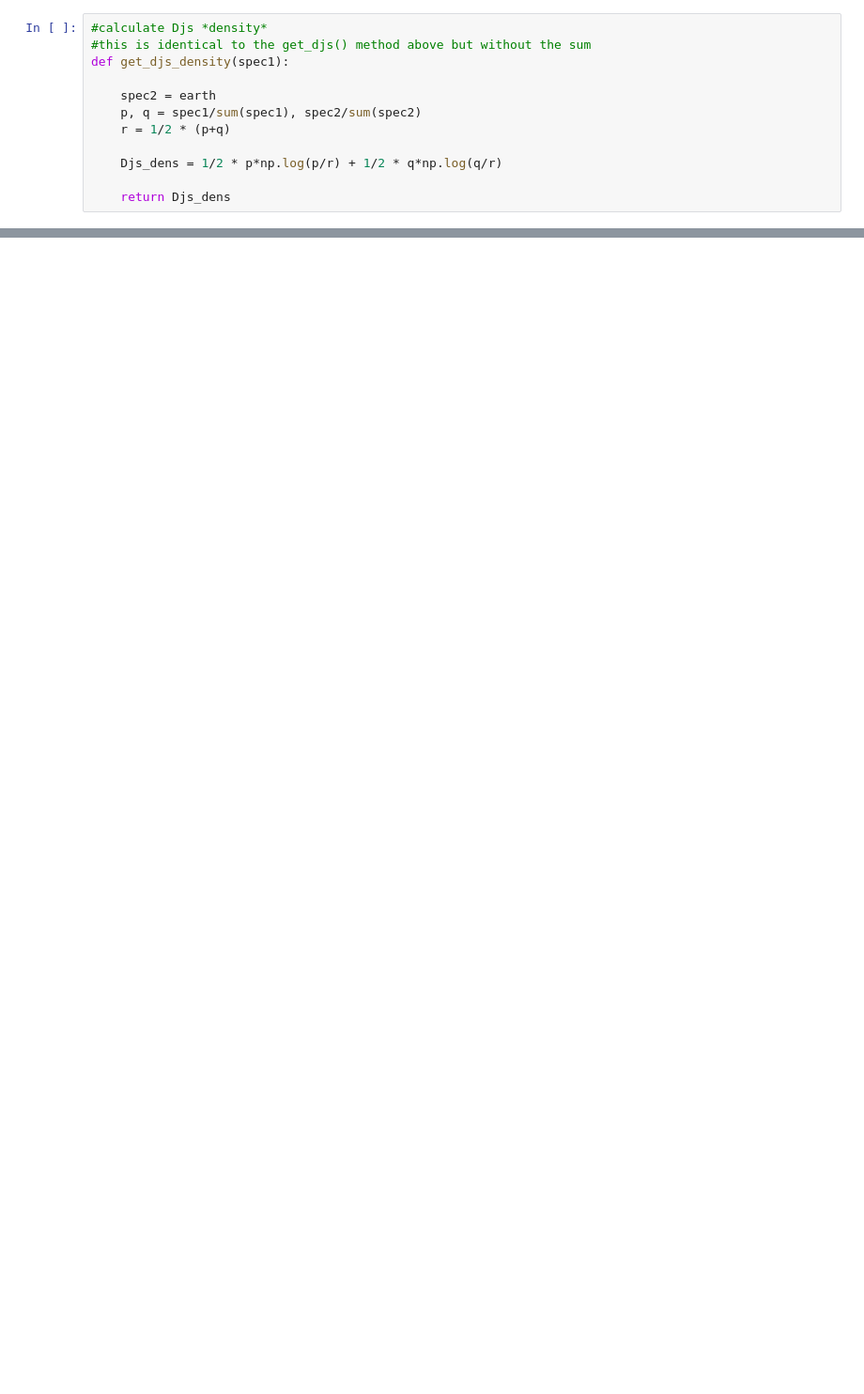
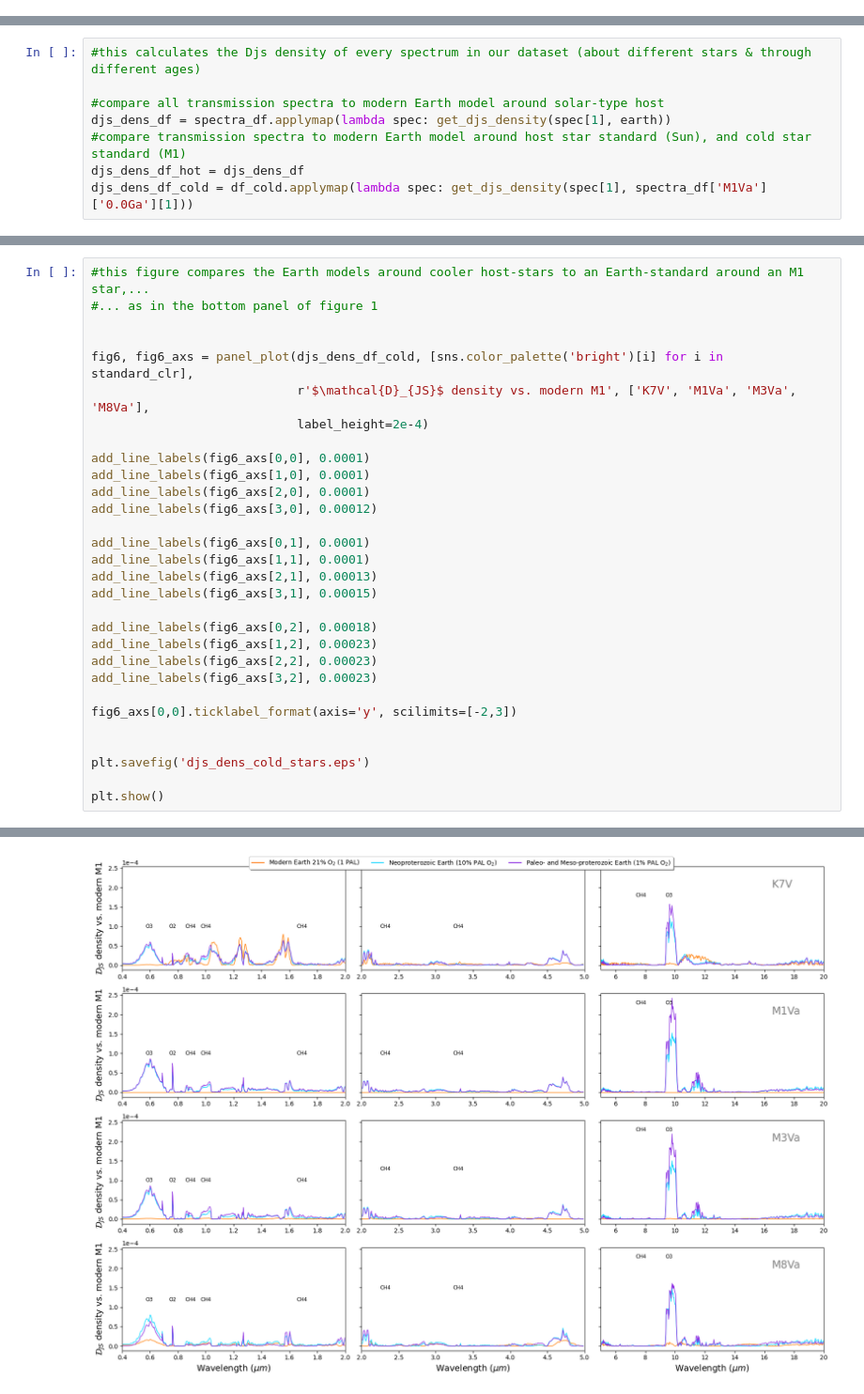
Before and after one commit to saracha413/betelgeuse, a Jupyter notebook: figures-l-iesm.ipynb, the cells around one changed output, grey strips where cells are left out. Shown at 94% size. Cells and saved outputs as stored; diff of their text form; blank space fills up the shorter version.

```diff
--- a/figures-l-iesm.ipynb
+++ b/figures-l-iesm.ipynb
@@ -246,12 +0,0 @@ plt.gcf().set_size_inches(10, 7)
-# %%
-#calculate Djs *density*
-#this is identical to the get_djs() method above but without the sum
-def get_djs_density(spec1):
-
-    spec2 = earth
-    p, q = spec1/sum(spec1), spec2/sum(spec2)
-    r = 1/2 * (p+q)
-
-    Djs_dens = 1/2 * p*np.log(p/r) + 1/2 * q*np.log(q/r)
-
-    return Djs_dens
@@ -418,0 +416,8 @@ axs[3,2].plot(waves[indices3[0]:indices3[1]], djs_dens_df['M8A']['3.9Ga'][indice
+# %%
+#this calculates the Djs density of every spectrum in our dataset (about different stars & through different ages)
+
+#compare all transmission spectra to modern Earth model around solar-type host
+djs_dens_df = spectra_df.applymap(lambda spec: get_djs_density(spec[1], earth))
+#compare transmission spectra to modern Earth model around host star standard (Sun), and cold star standard (M1)
+djs_dens_df_hot = djs_dens_df
+djs_dens_df_cold = df_cold.applymap(lambda spec: get_djs_density(spec[1], spectra_df['M1Va']['0.0Ga'][1]))
@@ -418,0 +649,31 @@ axs[3,2].plot(waves[indices3[0]:indices3[1]], djs_dens_df['M8A']['3.9Ga'][indice
+# %%
+#this figure compares the Earth models around cooler host-stars to an Earth-standard around an M1 star,...
+#... as in the bottom panel of figure 1
+
+
+fig6, fig6_axs = panel_plot(djs_dens_df_cold, [sns.color_palette('bright')[i] for i in standard_clr],
+                            r'$\mathcal{D}_{JS}$ density vs. modern M1', ['K7V', 'M1Va', 'M3Va', 'M8Va'],
+                            label_height=2e-4)
+
+add_line_labels(fig6_axs[0,0], 0.0001)
+add_line_labels(fig6_axs[1,0], 0.0001)
+add_line_labels(fig6_axs[2,0], 0.0001)
+add_line_labels(fig6_axs[3,0], 0.00012)
+
+add_line_labels(fig6_axs[0,1], 0.0001)
+add_line_labels(fig6_axs[1,1], 0.0001)
+add_line_labels(fig6_axs[2,1], 0.00013)
+add_line_labels(fig6_axs[3,1], 0.00015)
+
+add_line_labels(fig6_axs[0,2], 0.00018)
+add_line_labels(fig6_axs[1,2], 0.00023)
+add_line_labels(fig6_axs[2,2], 0.00023)
+add_line_labels(fig6_axs[3,2], 0.00023)
+
+fig6_axs[0,0].ticklabel_format(axis='y', scilimits=[-2,3])
+
+
+plt.savefig('djs_dens_cold_stars.eps')
+
+plt.show()
+# %% [output]
@@ -418,0 +681 @@ axs[3,2].plot(waves[indices3[0]:indices3[1]], djs_dens_df['M8A']['3.9Ga'][indice
+[figure, added]
```
Also changed, not shown: parts of 39 cells of this notebook.
